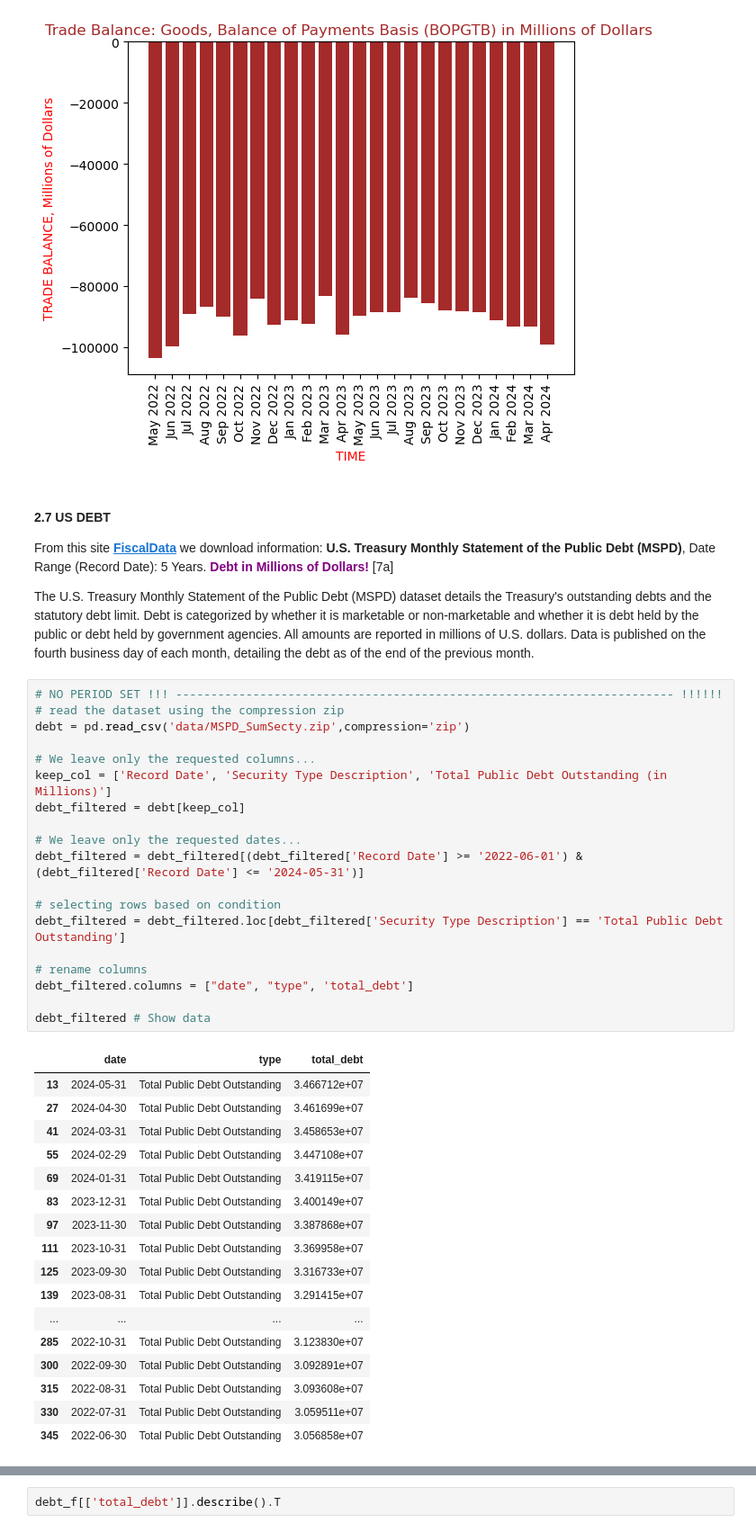
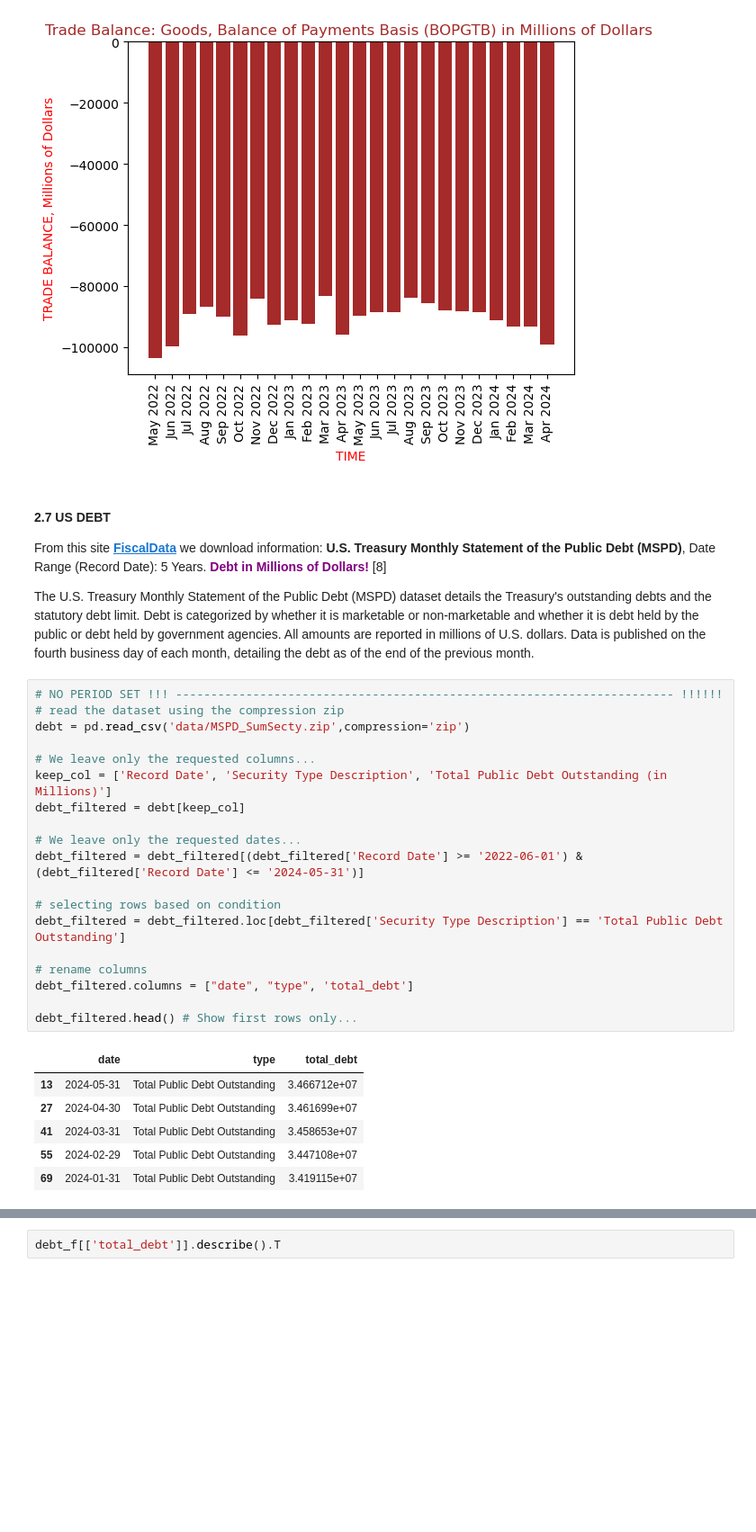
Before and after one commit to Engineer194/Macroeconomic-Analysis-of-the-US-Economy---Part-1, a Jupyter notebook: DATA_Project_v.1.ipynb, the cells around one changed output, grey strips where cells are left out. Shown: that part at 90% size. Cells and saved outputs as stored; diff of their text form; blank space fills up the shorter version.

```diff
--- a/DATA_Project_v.1.ipynb
+++ b/DATA_Project_v.1.ipynb
@@ -322,45 +311,34 @@ plt.show()
 # %% [markdown]
 #### 2.7 US DEBT
 
-From this site **[FiscalData](https://fiscaldata.treasury.gov/datasets/monthly-statement-public-debt/summary-of-treasury-securities-outstanding)** we download information: **U.S. Treasury Monthly Statement of the Public Debt (MSPD)**, Date Range (Record Date): 5 Years. <a style="color:purple;">**Debt in Millions of Dollars!**</a> [7a]
+From this site **[FiscalData](https://fiscaldata.treasury.gov/datasets/monthly-statement-public-debt/summary-of-treasury-securities-outstanding)** we download information: **U.S. Treasury Monthly Statement of the Public Debt (MSPD)**, Date Range (Record Date): 5 Years. <a style="color:purple;">**Debt in Millions of Dollars!**</a> [8]
 
 The U.S. Treasury Monthly Statement of the Public Debt (MSPD) dataset details the Treasury's outstanding debts and the statutory debt limit. Debt is categorized by whether it is marketable or non-marketable and whether it is debt held by the public or debt held by government agencies. All amounts are reported in millions of U.S. dollars. Data is published on the fourth business day of each month, detailing the debt as of the end of the previous month.
 # %%
 # NO PERIOD SET !!! ----------------------------------------------------------------------- !!!!!!
 # read the dataset using the compression zip
 debt = pd.read_csv('data/MSPD_SumSecty.zip',compression='zip')
 
 # We leave only the requested columns...
 keep_col = ['Record Date', 'Security Type Description', 'Total Public Debt Outstanding (in Millions)']
 debt_filtered = debt[keep_col]
 
 # We leave only the requested dates...
 debt_filtered = debt_filtered[(debt_filtered['Record Date'] >= '2022-06-01') & (debt_filtered['Record Date'] <= '2024-05-31')]
 
 # selecting rows based on condition
 debt_filtered = debt_filtered.loc[debt_filtered['Security Type Description'] == 'Total Public Debt Outstanding']
 
 # rename columns
 debt_filtered.columns = ["date", "type", 'total_debt']
 
-debt_filtered # Show data
+debt_filtered.head() # Show first rows only...
 # %% [output]
 |  | date | type | total_debt |
 | 13 | 2024-05-31 | Total Public Debt Outstanding | 3.466712e+07 |
 | 27 | 2024-04-30 | Total Public Debt Outstanding | 3.461699e+07 |
 | 41 | 2024-03-31 | Total Public Debt Outstanding | 3.458653e+07 |
 | 55 | 2024-02-29 | Total Public Debt Outstanding | 3.447108e+07 |
 | 69 | 2024-01-31 | Total Public Debt Outstanding | 3.419115e+07 |
-| 83 | 2023-12-31 | Total Public Debt Outstanding | 3.400149e+07 |
-| 97 | 2023-11-30 | Total Public Debt Outstanding | 3.387868e+07 |
-| 111 | 2023-10-31 | Total Public Debt Outstanding | 3.369958e+07 |
-| 125 | 2023-09-30 | Total Public Debt Outstanding | 3.316733e+07 |
-| 139 | 2023-08-31 | Total Public Debt Outstanding | 3.291415e+07 |
-| ... | ... | ... | ... |
-| 285 | 2022-10-31 | Total Public Debt Outstanding | 3.123830e+07 |
-| 300 | 2022-09-30 | Total Public Debt Outstanding | 3.092891e+07 |
-| 315 | 2022-08-31 | Total Public Debt Outstanding | 3.093608e+07 |
-| 330 | 2022-07-31 | Total Public Debt Outstanding | 3.059511e+07 |
-| 345 | 2022-06-30 | Total Public Debt Outstanding | 3.056858e+07 |
 # %%
 del debt # drop debt table to free memory
```
Also changed, not shown: parts of 12 cells of this notebook.
